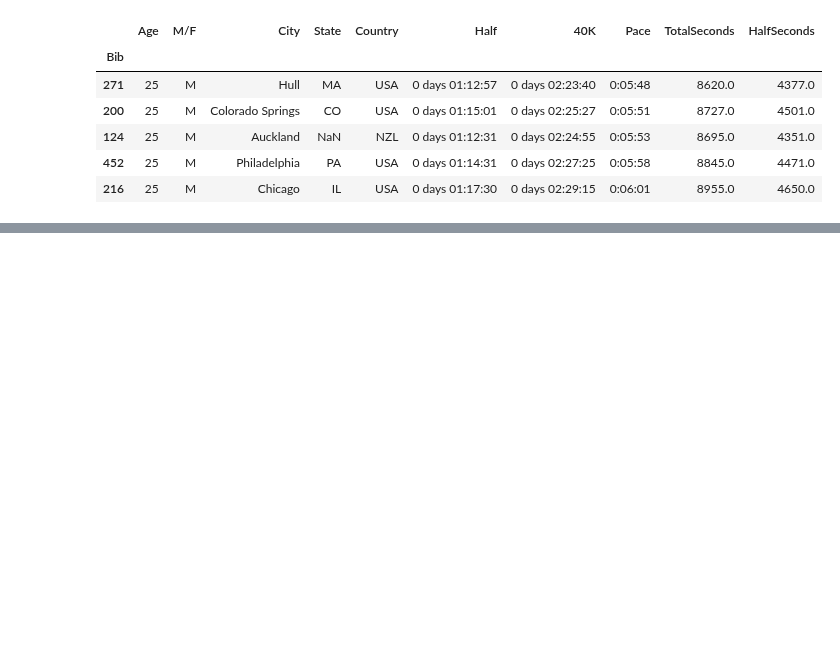
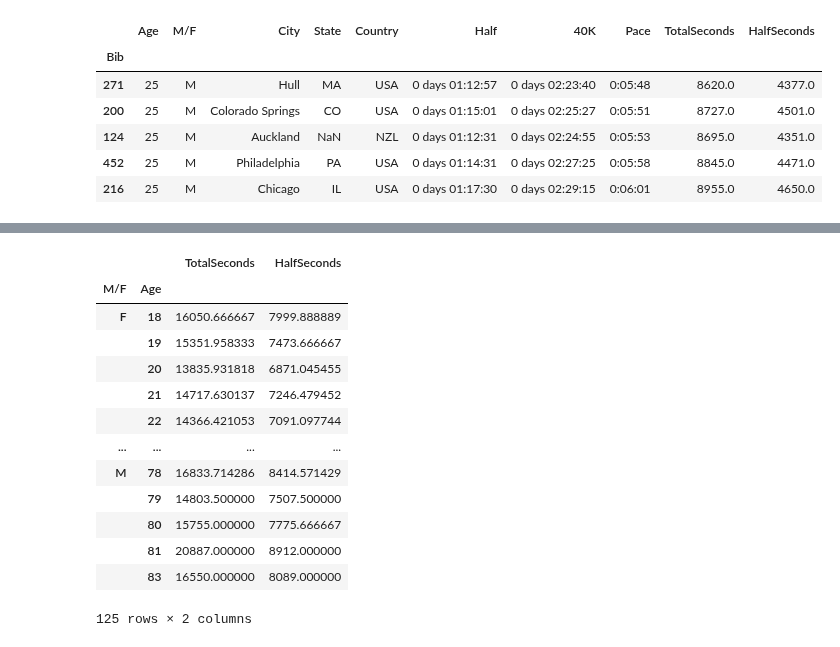
Before and after one commit to Byienio/Pandas_pg, a Jupyter notebook: GroupData.ipynb, the cells around one changed output, grey strips where cells are left out. Cells and saved outputs as stored; diff of their text form; code cells hidden in the pictures; blank space fills up the shorter version.

```diff
--- a/GroupData.ipynb
+++ b/GroupData.ipynb
@@ -382,0 +405,17 @@ sex_age.get_group(("M",25)).head()
+# %%
+sex_age.agg({'TotalSeconds':'mean','HalfSeconds':'mean'})
+# %% [output]
+|  |  | TotalSeconds | HalfSeconds |
+| M/F | Age |  |  |
+| F | 18 | 16050.666667 | 7999.888889 |
+|  | 19 | 15351.958333 | 7473.666667 |
+|  | 20 | 13835.931818 | 6871.045455 |
+|  | 21 | 14717.630137 | 7246.479452 |
+|  | 22 | 14366.421053 | 7091.097744 |
+| ... | ... | ... | ... |
+| M | 78 | 16833.714286 | 8414.571429 |
+|  | 79 | 14803.500000 | 7507.500000 |
+|  | 80 | 15755.000000 | 7775.666667 |
+|  | 81 | 20887.000000 | 8912.000000 |
+|  | 83 | 16550.000000 | 8089.000000 |
+125 rows × 2 columns
```
Also changed, not shown: parts of 5 cells of this notebook.
